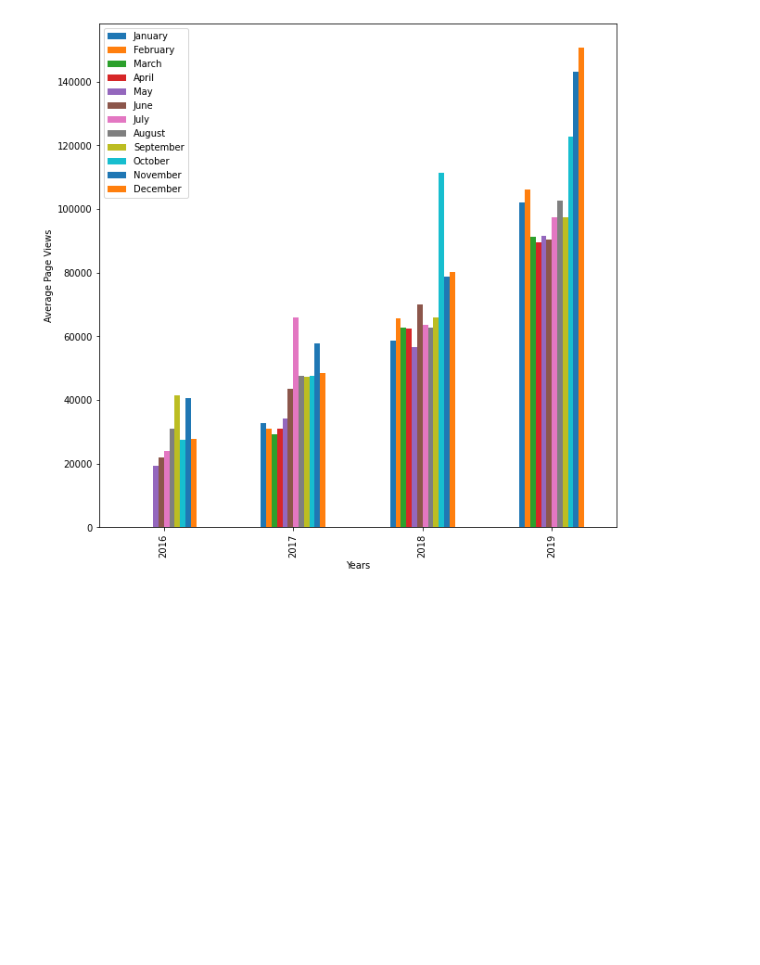
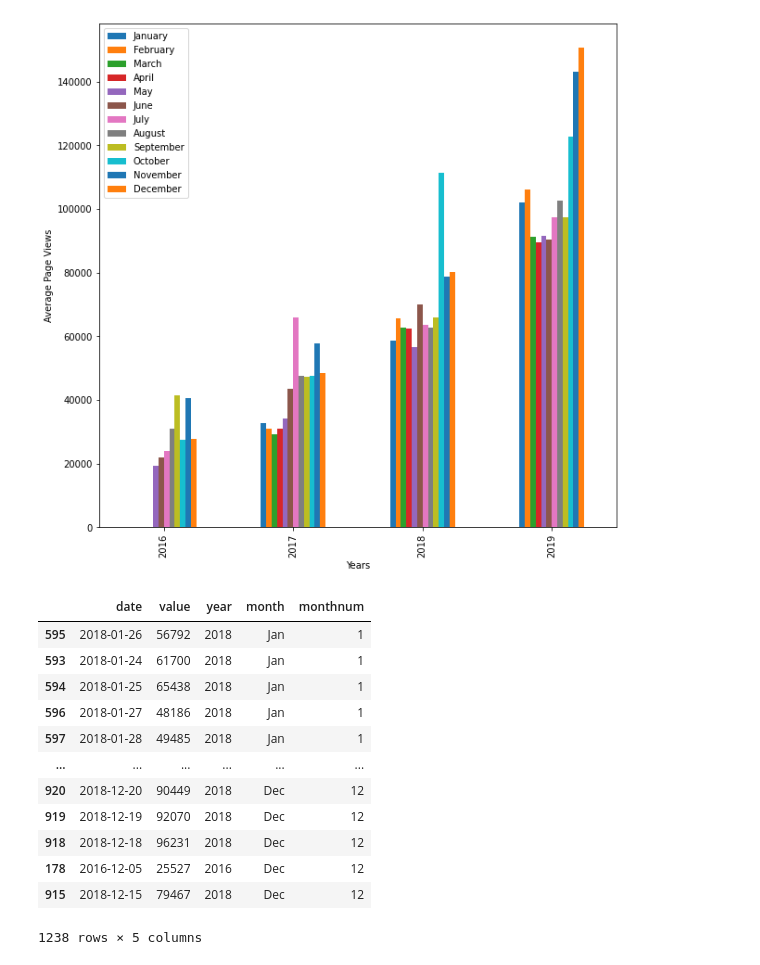
Before and after one commit to bigbisson/FCC-Data-Analyse-with-Python, a Jupyter notebook: boilerplate-page-view-time-series-visualizer/test.ipynb, the cells around one changed output. Saved outputs shown, nothing was run; the diff lists cells and outputs as text; code cells hidden in the pictures; blank space fills up the shorter version.

```diff
--- a/boilerplate-page-view-time-series-visualizer/test.ipynb
+++ b/boilerplate-page-view-time-series-visualizer/test.ipynb
@@ -78,0 +84,18 @@ plt.legend(labels=['January','February','March','April','May','June','July','Aug
+# %%
+df_box['monthnum'] = df_box['date'].dt.month
+df_box = df_box.sort_values(by='monthnum')
+df_box
+# %% [output]
+|  | date | value | year | month | monthnum |
+| 595 | 2018-01-26 | 56792 | 2018 | Jan | 1 |
+| 593 | 2018-01-24 | 61700 | 2018 | Jan | 1 |
+| 594 | 2018-01-25 | 65438 | 2018 | Jan | 1 |
+| 596 | 2018-01-27 | 48186 | 2018 | Jan | 1 |
+| 597 | 2018-01-28 | 49485 | 2018 | Jan | 1 |
+| ... | ... | ... | ... | ... | ... |
+| 920 | 2018-12-20 | 90449 | 2018 | Dec | 12 |
+| 919 | 2018-12-19 | 92070 | 2018 | Dec | 12 |
+| 918 | 2018-12-18 | 96231 | 2018 | Dec | 12 |
+| 178 | 2016-12-05 | 25527 | 2016 | Dec | 12 |
+| 915 | 2018-12-15 | 79467 | 2018 | Dec | 12 |
+1238 rows × 5 columns
```
Also changed, not shown: parts of 2 cells of this notebook, 1 other file.
